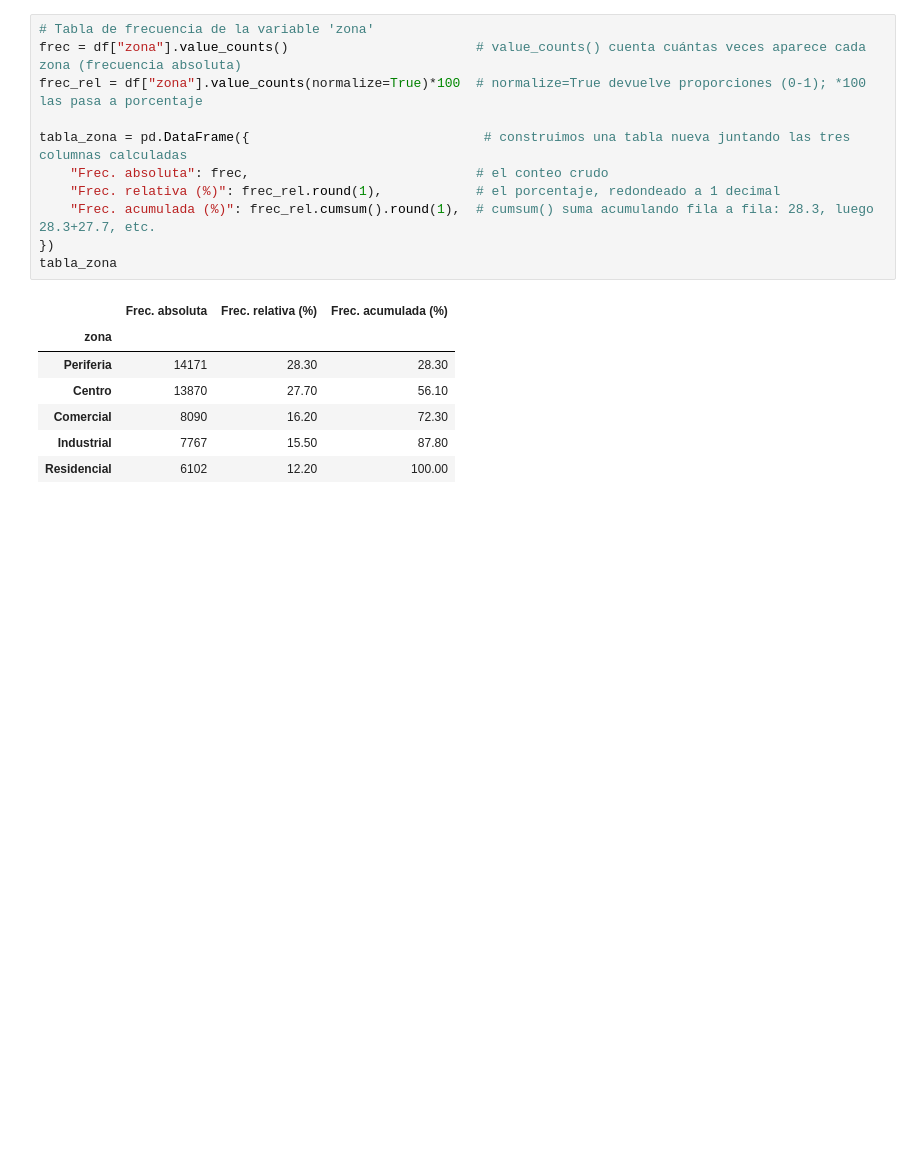
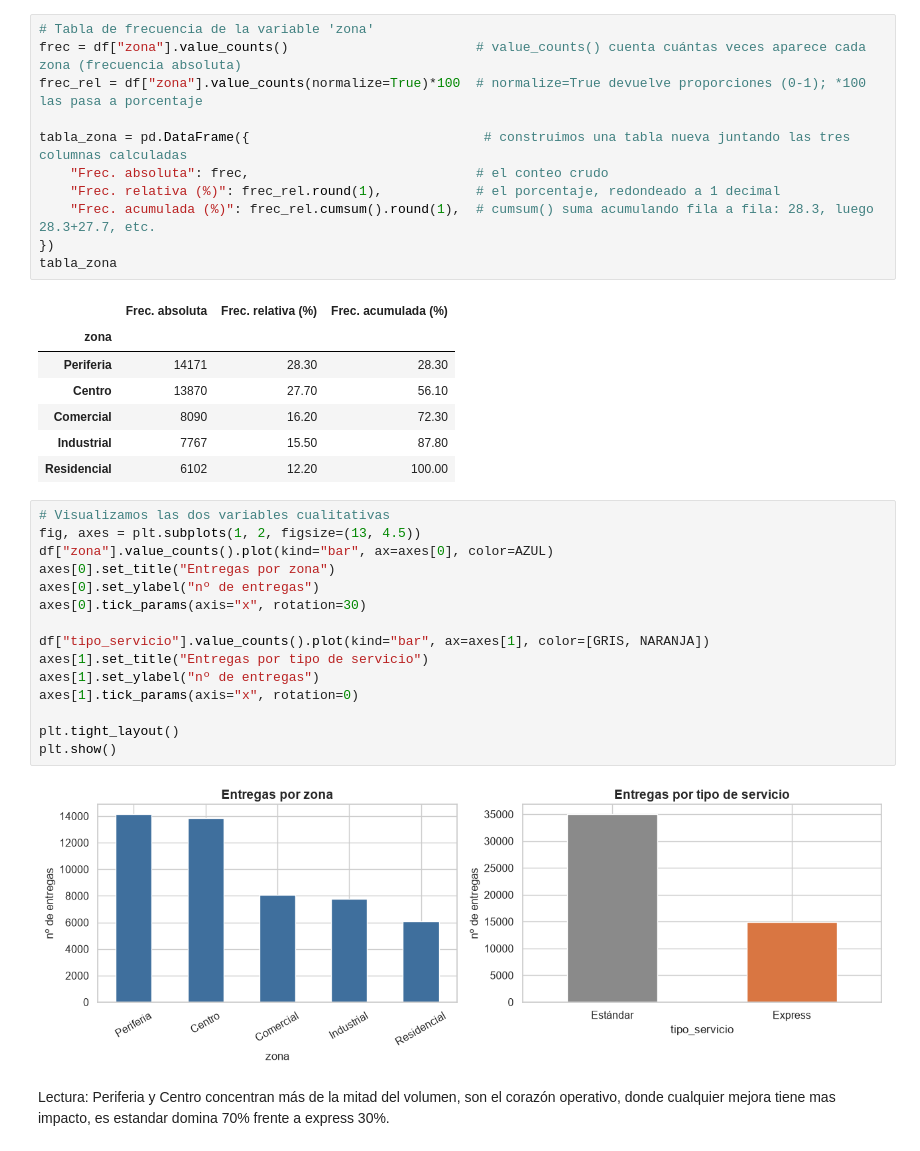
Before and after one commit to MiguelAngelRamos/ejercicio4-analis-datos, a Jupyter notebook: analisis_turboenvios.ipynb, the cells around one changed output. Saved outputs shown, nothing was run; the diff lists cells and outputs as text; blank space fills up the shorter version.

```diff
--- a/analisis_turboenvios.ipynb
+++ b/analisis_turboenvios.ipynb
@@ -102,3 +102,22 @@ tabla_zona
 | Comercial | 8090 | 16.20 | 72.30 |
 | Industrial | 7767 | 15.50 | 87.80 |
 | Residencial | 6102 | 12.20 | 100.00 |
+# %%
+# Visualizamos las dos variables cualitativas
+fig, axes = plt.subplots(1, 2, figsize=(13, 4.5))
+df["zona"].value_counts().plot(kind="bar", ax=axes[0], color=AZUL)
+axes[0].set_title("Entregas por zona")
+axes[0].set_ylabel("nº de entregas")
+axes[0].tick_params(axis="x", rotation=30)
+
+df["tipo_servicio"].value_counts().plot(kind="bar", ax=axes[1], color=[GRIS, NARANJA])
+axes[1].set_title("Entregas por tipo de servicio")
+axes[1].set_ylabel("nº de entregas")
+axes[1].tick_params(axis="x", rotation=0)
+
+plt.tight_layout()
+plt.show()
+# %% [output]
+[figure, added]
+# %% [markdown]
+Lectura: Periferia y Centro concentran más de la mitad del volumen, son el corazón operativo, donde cualquier mejora tiene mas impacto, es estandar domina 70% frente a express 30%.
```
